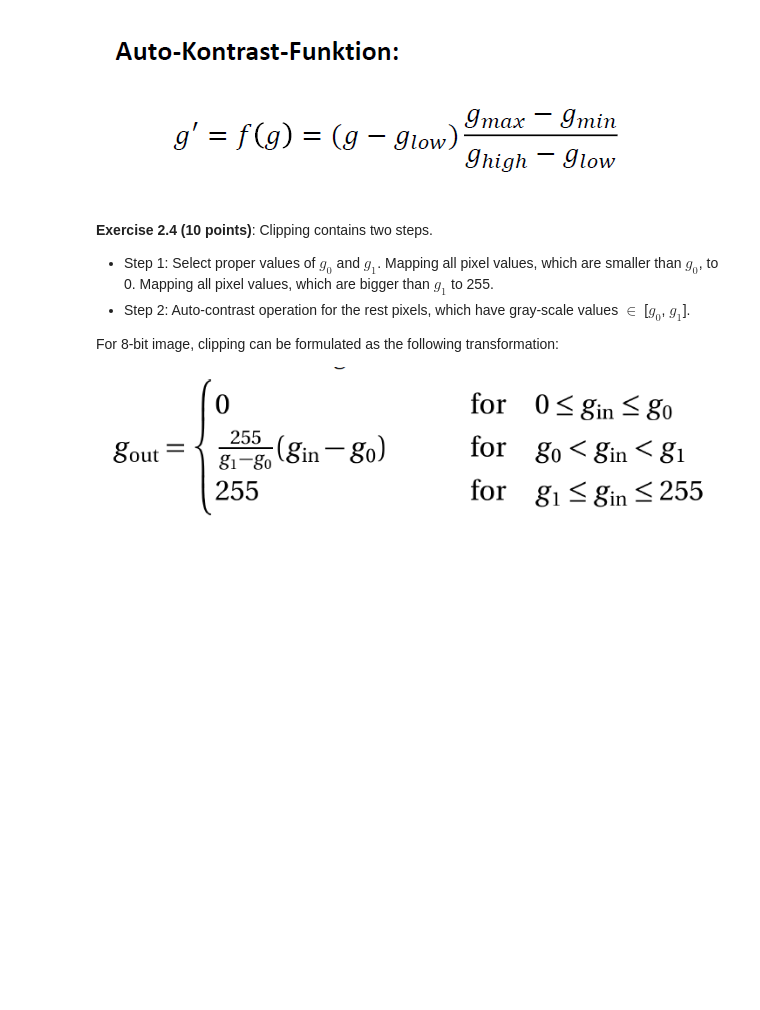
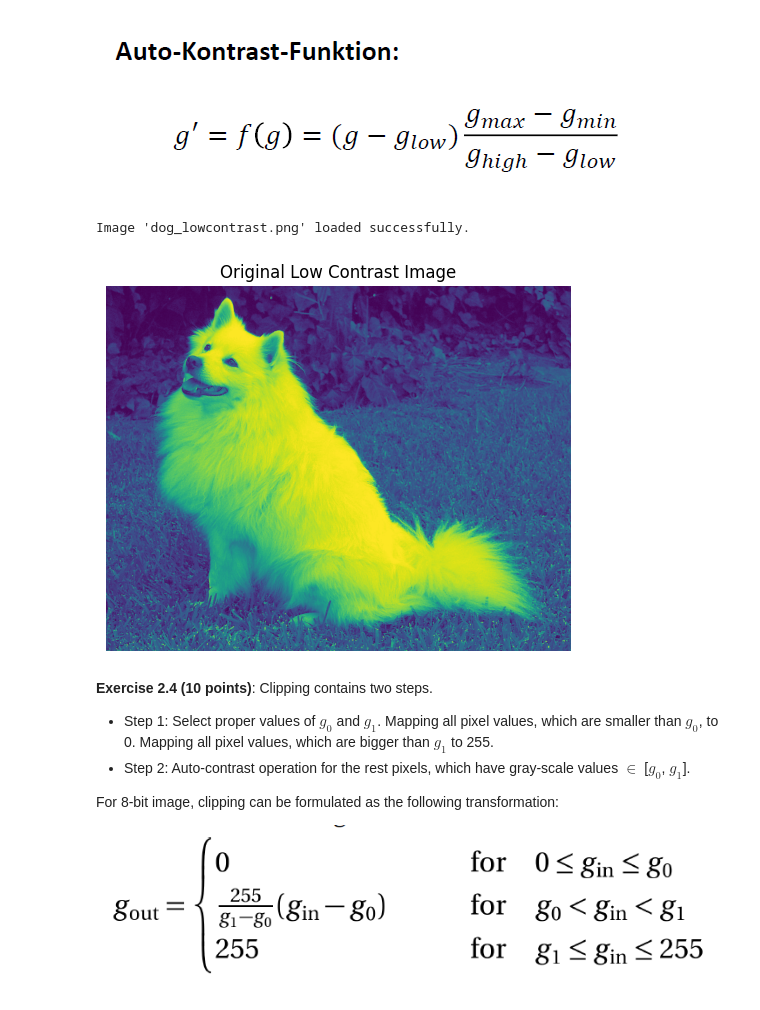
Before and after one commit to Ambos14/ComputerVision26, a Jupyter notebook: Praktikum 1/L02.ipynb, the cells around one changed output. Saved outputs shown, nothing was run; the diff lists cells and outputs as text; code cells hidden in the pictures; blank space fills up the shorter version.

```diff
--- a/Praktikum 1/L02.ipynb
+++ b/Praktikum 1/L02.ipynb
@@ -203,3 +221,25 @@ Auto-contrast operation can be described by the following transformation:
+# %%
+# Beginn here with the solution
+import numpy as np
+import matplotlib.pyplot as plt
+import cv2
+
+# Load the low contrast grayscale image
+img_lowcontrast = cv2.imread('/content/ComputerVision26/Praktikum 1/dog_lowcontrast.png', cv2.IMREAD_GRAYSCALE)
+
+# Check if the image was loaded successfully
+if img_lowcontrast is None:
+    print("Error: Could not load image 'dog_lowcontrast.png'. Please check the file path.")
+else:
+    print("Image 'dog_lowcontrast.png' loaded successfully.")
+    plt.figure(figsize=(6, 6))
+    plt.imshow(img_lowcontrast)
+    plt.title('Original Low Contrast Image')
+    plt.axis('off')
+    plt.show()
+# %% [output]
+Image 'dog_lowcontrast.png' loaded successfully.
+[figure, added]
 # %% [markdown]
 **Exercise 2.4 (10 points)**:
 Clipping contains two steps.
```
Also changed, not shown: parts of 5 cells of this notebook.
